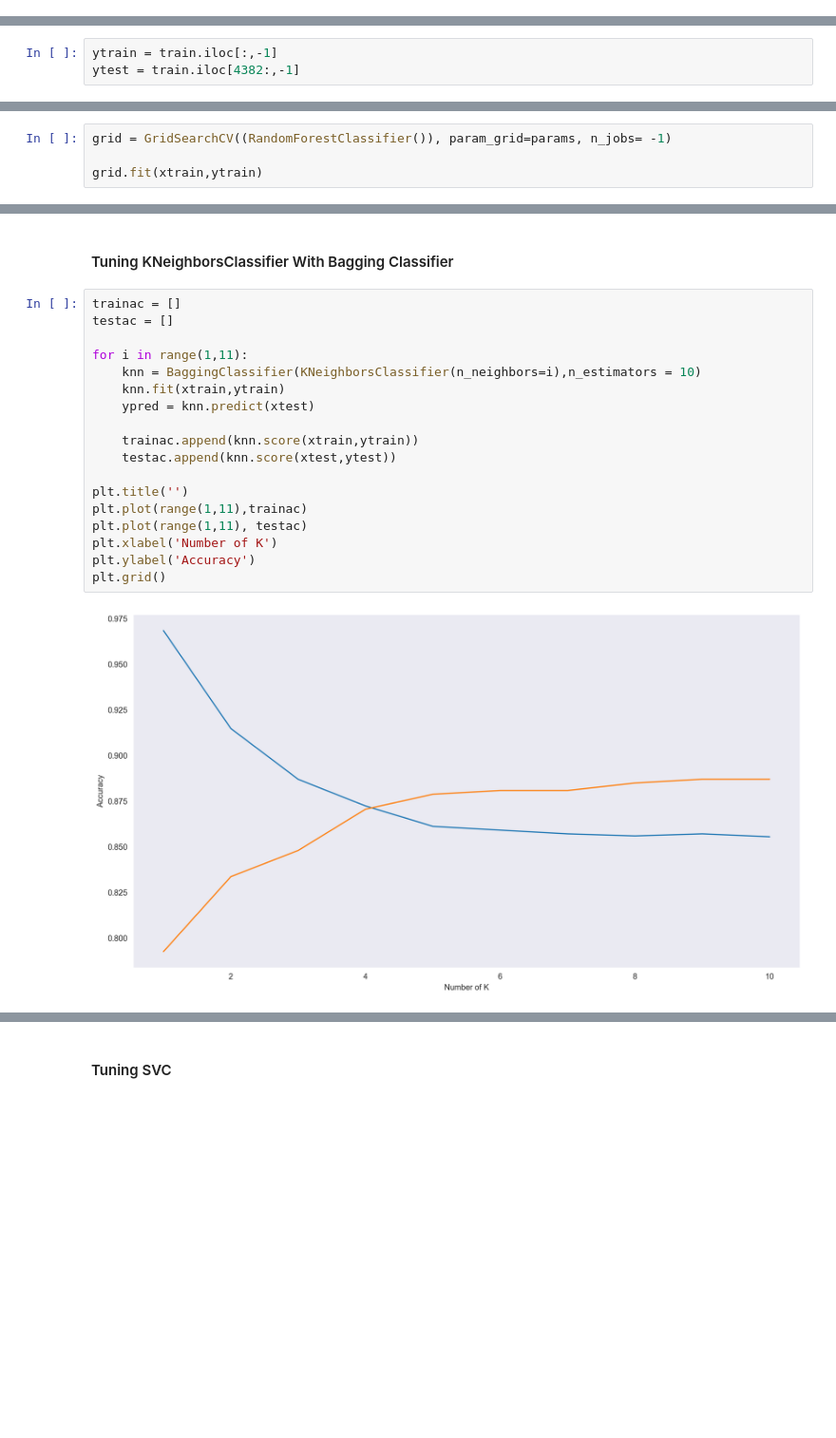
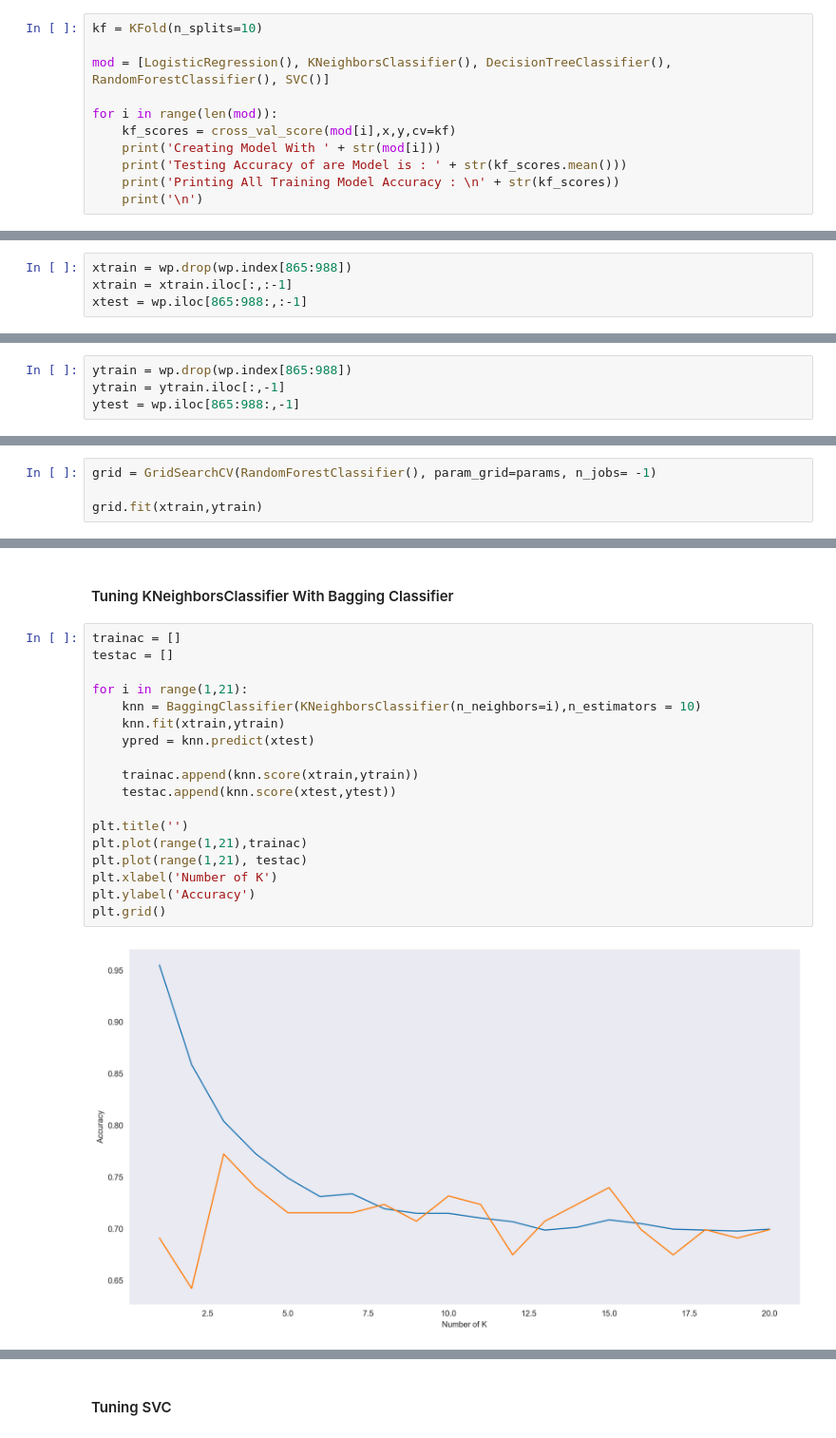
Before and after one commit to kunal-mallick/Predict_Health_Outcomes_of_Horses, a Jupyter notebook: Model Building/Model.ipynb, the cells around one changed output, grey strips where cells are left out. Shown at 95% size. Saved outputs shown, nothing was run; the diff lists cells and outputs as text; blank space fills up the shorter version.

```diff
--- a/Model Building/Model.ipynb
+++ b/Model Building/Model.ipynb
@@ -59,0 +109,11 @@ xtest = train.iloc[4382:,:-1]
+# %%
+kf = KFold(n_splits=10)
+
+mod = [LogisticRegression(), KNeighborsClassifier(), DecisionTreeClassifier(), RandomForestClassifier(), SVC()]
+
+for i in range(len(mod)):
+    kf_scores = cross_val_score(mod[i],x,y,cv=kf)
+    print('Creating Model With ' + str(mod[i]))
+    print('Testing Accuracy of are Model is : ' + str(kf_scores.mean()))
+    print('Printing All Training Model Accuracy : \n' + str(kf_scores))
+    print('\n')
@@ -60 +146,5 @@ xtest = train.iloc[4382:,:-1]
+# %%
+xtrain = wp.drop(wp.index[865:988])
+xtrain = xtrain.iloc[:,:-1]
+xtest = wp.iloc[865:988:,:-1]
 # %%
@@ -78,4 +182,5 @@ xtest.head()
 # %%
-ytrain = train.iloc[:,-1]
-ytest = train.iloc[4382:,-1]
+ytrain = wp.drop(wp.index[865:988])
+ytrain = ytrain.iloc[:,-1]
+ytest = wp.iloc[865:988:,-1]
 # %%
@@ -263,7 +383,7 @@ params = {
     'max_features': ['sqrt', 'log2']
     }
 # %%
-grid = GridSearchCV((RandomForestClassifier()), param_grid=params, n_jobs= -1)
+grid = GridSearchCV(RandomForestClassifier(), param_grid=params, n_jobs= -1)
 
 grid.fit(xtrain,ytrain)
 # %% [output]
@@ -322,21 +444,21 @@ weighted avg       0.79      0.89      0.83       487
 # %%
 trainac = []
 testac = []
 
-for i in range(1,11):
+for i in range(1,21):
     knn = BaggingClassifier(KNeighborsClassifier(n_neighbors=i),n_estimators = 10)
     knn.fit(xtrain,ytrain)
     ypred = knn.predict(xtest)
 
     trainac.append(knn.score(xtrain,ytrain))
     testac.append(knn.score(xtest,ytest))
 
 plt.title('')
-plt.plot(range(1,11),trainac)
-plt.plot(range(1,11), testac)
+plt.plot(range(1,21),trainac)
+plt.plot(range(1,21), testac)
 plt.xlabel('Number of K')
 plt.ylabel('Accuracy')
 plt.grid()
 # %% [output]
-[figure, old version]
+[figure, new version]
 # %%
```
Also changed, not shown: parts of 44 cells of this notebook, 1 other file.
